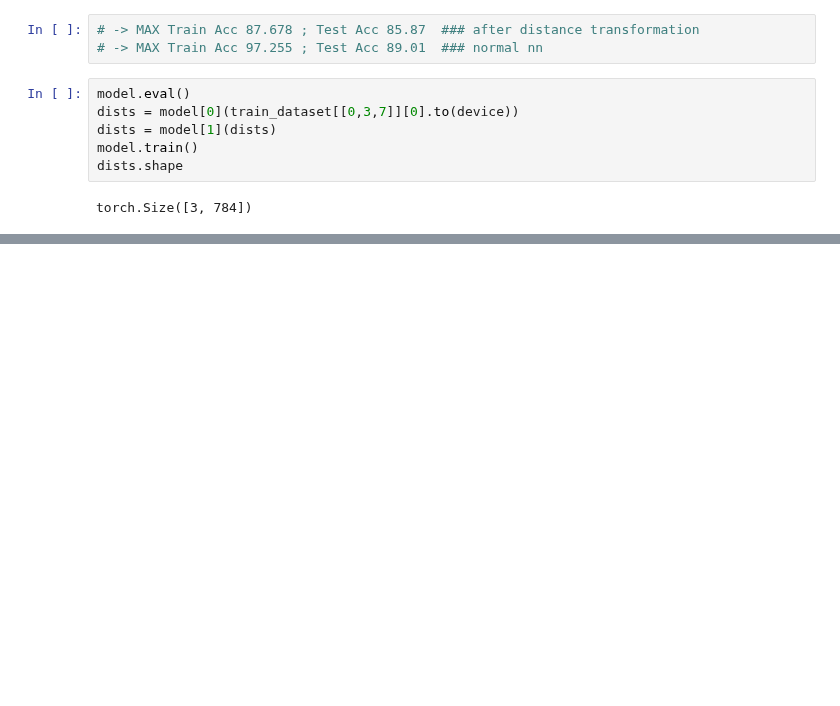
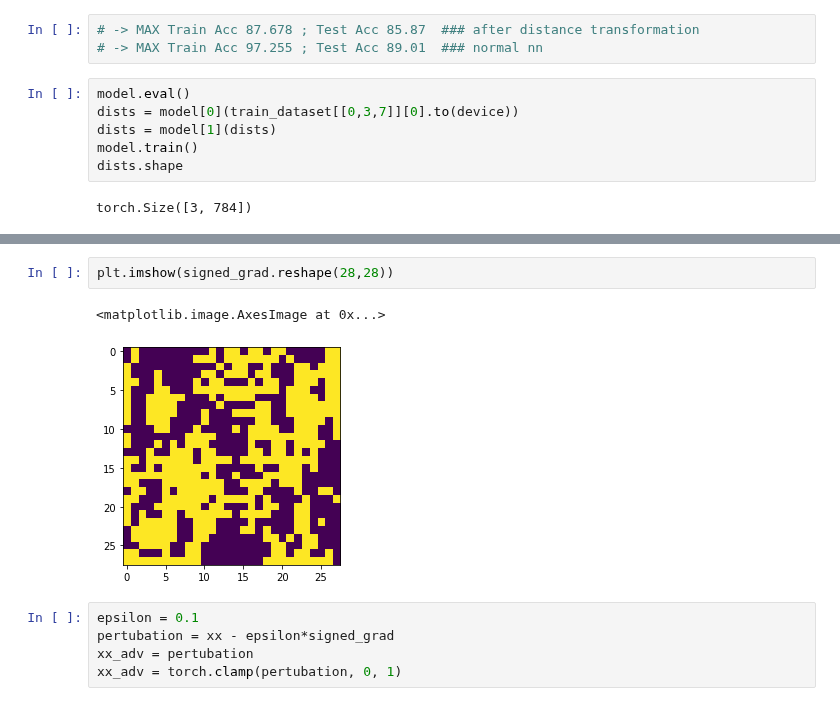
Before and after one commit to tsumansapkota/Experimentals, a Jupyter notebook: NN_Func_Approx/Spatial_Neurons/01.0_DistanceSpace_Network_vs_InputSpace_v0.ipynb, the cells around one changed output, grey strips where cells are left out. Drawn from its saved outputs; the diff is of its cells as text; blank space fills up the shorter version.

```diff
--- a/NN_Func_Approx/Spatial_Neurons/01.0_DistanceSpace_Network_vs_InputSpace_v0.ipynb
+++ b/NN_Func_Approx/Spatial_Neurons/01.0_DistanceSpace_Network_vs_InputSpace_v0.ipynb
@@ -320,0 +363,10 @@ tensor([0.6848, 1.3316, 0.7227, 0.5346, 1.1709, 1.3659, 0.5240, 0.4794, 0.7535,
+# %%
+plt.imshow(signed_grad.reshape(28,28))
+# %% [output]
+<matplotlib.image.AxesImage at 0x...>
+[figure, added]
+# %%
+epsilon = 0.1
+pertubation = xx - epsilon*signed_grad
+xx_adv = pertubation
+xx_adv = torch.clamp(pertubation, 0, 1)
```
Also changed, not shown: parts of 27 cells of this notebook, 2 other files.
